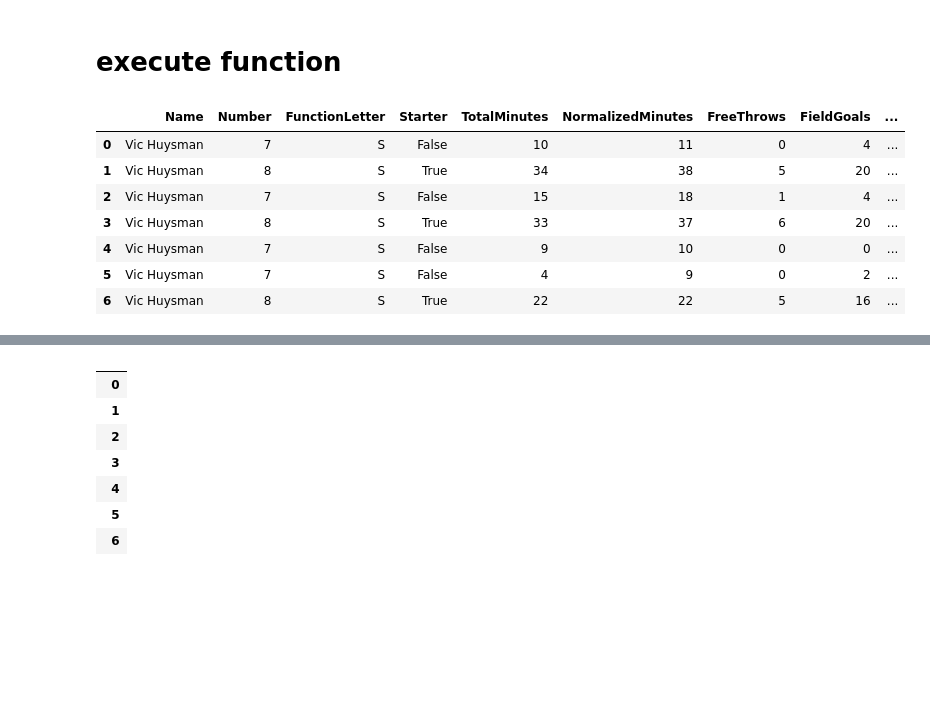
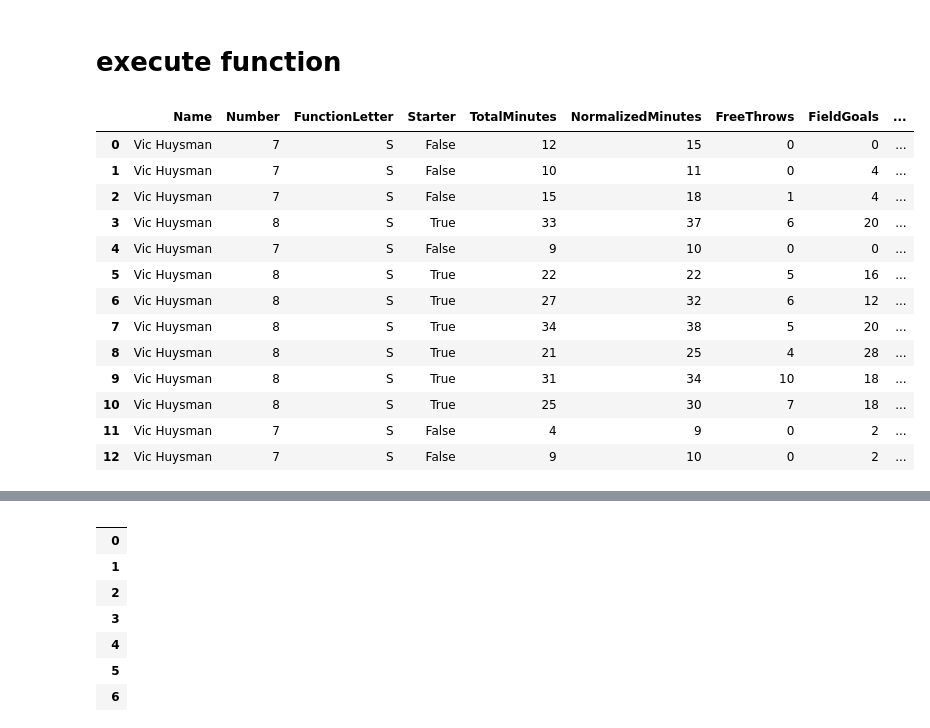
Before and after one commit to stijnhuysman/HAANTJES, a Jupyter notebook: WORKING SCRIPTS/PLAYSTATS.ipynb, the cells around one changed output, grey strips where cells are left out. Drawn from its saved outputs; the diff is of its cells as text; code cells hidden in the pictures; blank space fills up the shorter version.

```diff
--- a/WORKING SCRIPTS/PLAYSTATS.ipynb
+++ b/WORKING SCRIPTS/PLAYSTATS.ipynb
@@ -317,17 +295,26 @@ def fetch_player(url):
 # %% [markdown]
 # execute function
 # %%
+url = "https://app.basketballstatsvlaanderen.be/players/BVBL744354?Season=2526"
+# url = "https://app.basketballstatsvlaanderen.be/players/BVBL744354"
+
 data = fetch_player(url)
 data
 # %% [output]
 |  | Name | Number | FunctionLetter | Starter | TotalMinutes | NormalizedMinutes | FreeThrows | FieldGoals | ... |
-| 0 | Vic Huysman | 7 | S | False | 10 | 11 | 0 | 4 | ... |
-| 1 | Vic Huysman | 8 | S | True | 34 | 38 | 5 | 20 | ... |
+| 0 | Vic Huysman | 7 | S | False | 12 | 15 | 0 | 0 | ... |
+| 1 | Vic Huysman | 7 | S | False | 10 | 11 | 0 | 4 | ... |
 | 2 | Vic Huysman | 7 | S | False | 15 | 18 | 1 | 4 | ... |
 | 3 | Vic Huysman | 8 | S | True | 33 | 37 | 6 | 20 | ... |
 | 4 | Vic Huysman | 7 | S | False | 9 | 10 | 0 | 0 | ... |
-| 5 | Vic Huysman | 7 | S | False | 4 | 9 | 0 | 2 | ... |
-| 6 | Vic Huysman | 8 | S | True | 22 | 22 | 5 | 16 | ... |
+| 5 | Vic Huysman | 8 | S | True | 22 | 22 | 5 | 16 | ... |
+| 6 | Vic Huysman | 8 | S | True | 27 | 32 | 6 | 12 | ... |
+| 7 | Vic Huysman | 8 | S | True | 34 | 38 | 5 | 20 | ... |
+| 8 | Vic Huysman | 8 | S | True | 21 | 25 | 4 | 28 | ... |
+| 9 | Vic Huysman | 8 | S | True | 31 | 34 | 10 | 18 | ... |
+| 10 | Vic Huysman | 8 | S | True | 25 | 30 | 7 | 18 | ... |
+| 11 | Vic Huysman | 7 | S | False | 4 | 9 | 0 | 2 | ... |
+| 12 | Vic Huysman | 7 | S | False | 9 | 10 | 0 | 2 | ... |
 # %%
 game_team_df = pd.json_normalize(data['GameTeam'])
 game_team_df
```
Also changed, not shown: parts of 5 cells of this notebook, 9 other files.
